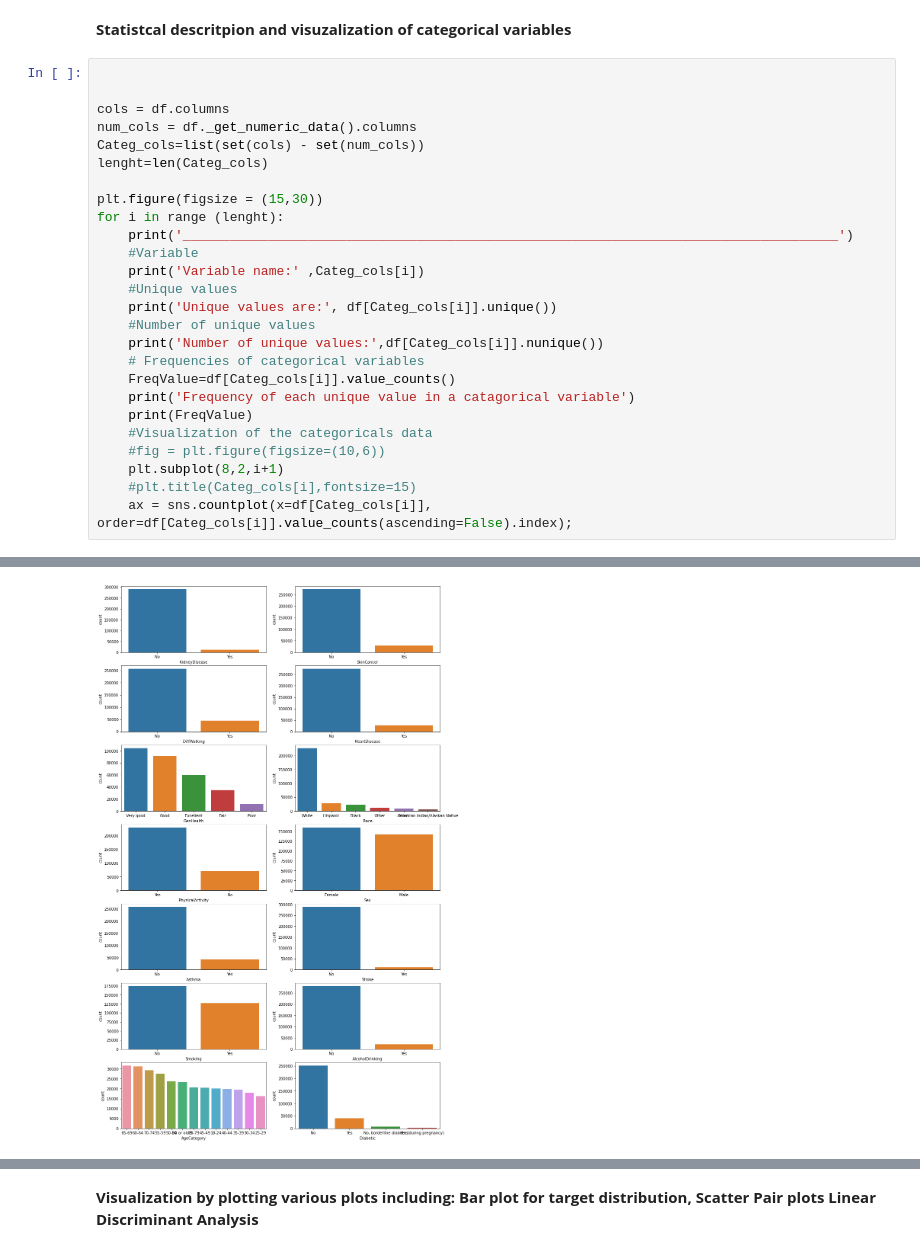
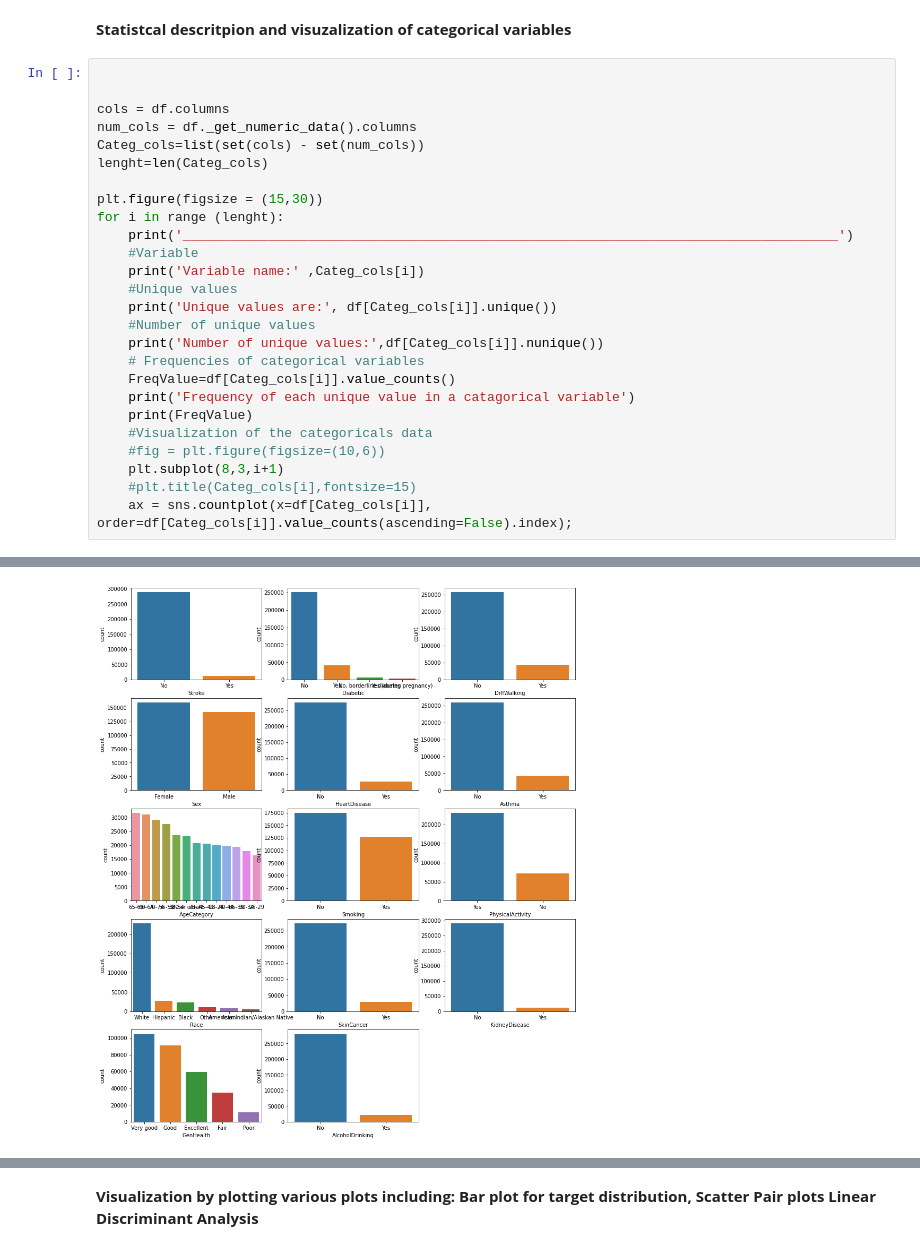
Before and after one commit to lamisghoualmi/App-Personal-Key-Indicators-of-Heart-Disease, a Jupyter notebook: HeartDisease_Analysis_Prediciton.ipynb, the cells around one changed output, grey strips where cells are left out. Drawn from its saved outputs; the diff is of its cells as text.

```diff
--- a/HeartDisease_Analysis_Prediciton.ipynb
+++ b/HeartDisease_Analysis_Prediciton.ipynb
@@ -114,7 +114,7 @@ for i in range (lenght):
     print(FreqValue)
     #Visualization of the categoricals data
     #fig = plt.figure(figsize=(10,6))
-    plt.subplot(8,2,i+1)
+    plt.subplot(8,3,i+1)
     #plt.title(Categ_cols[i],fontsize=15)
     ax = sns.countplot(x=df[Categ_cols[i]],  order=df[Categ_cols[i]].value_counts(ascending=False).index);
 # %% [output]
@@ -138,4 +138,4 @@ Name: Diabetic, dtype: int64
-[figure, old version]
+[figure, new version]
 # %%
 pip install dabl
 # %% [output]
```
Also changed, not shown: parts of 7 cells of this notebook.
